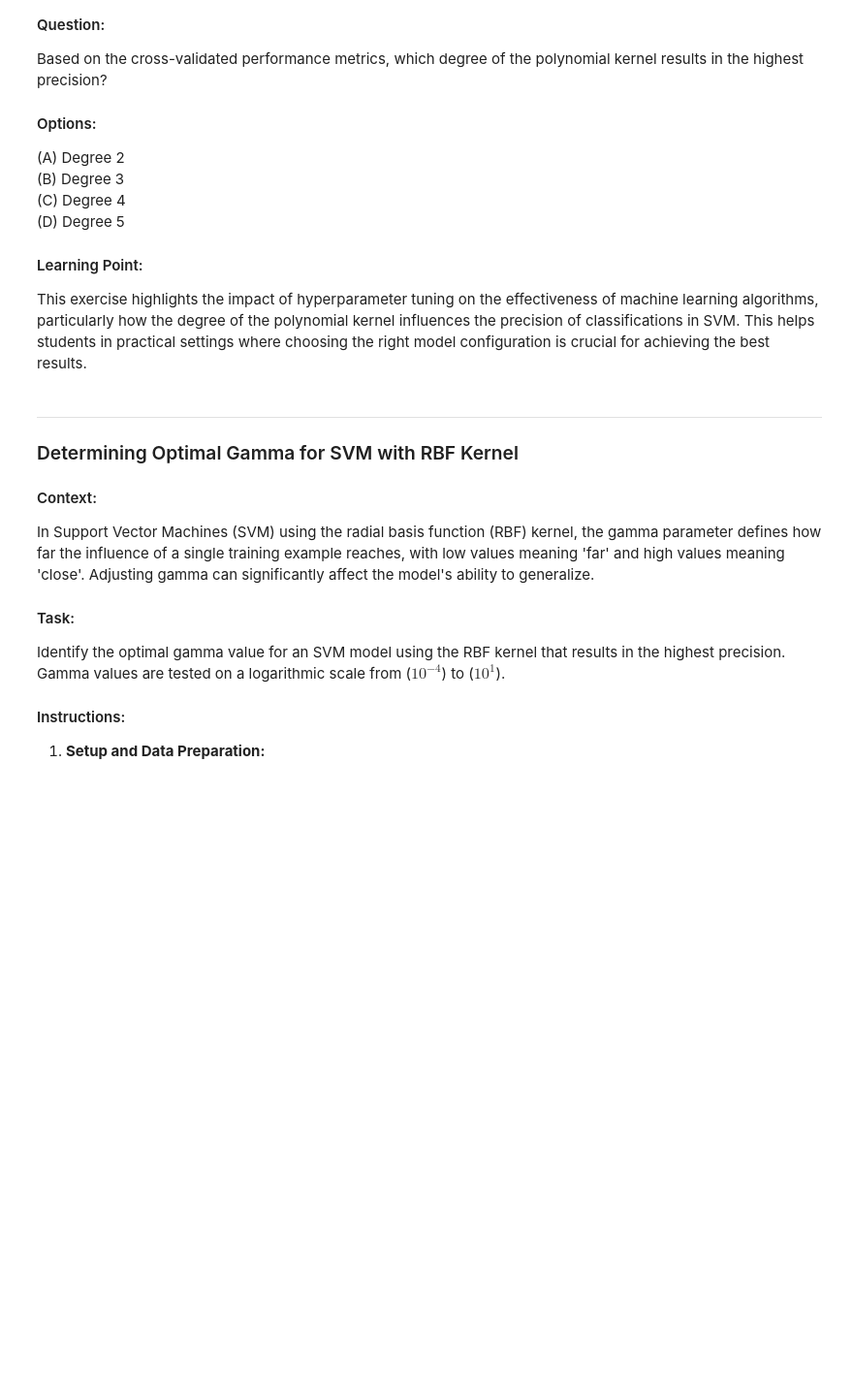
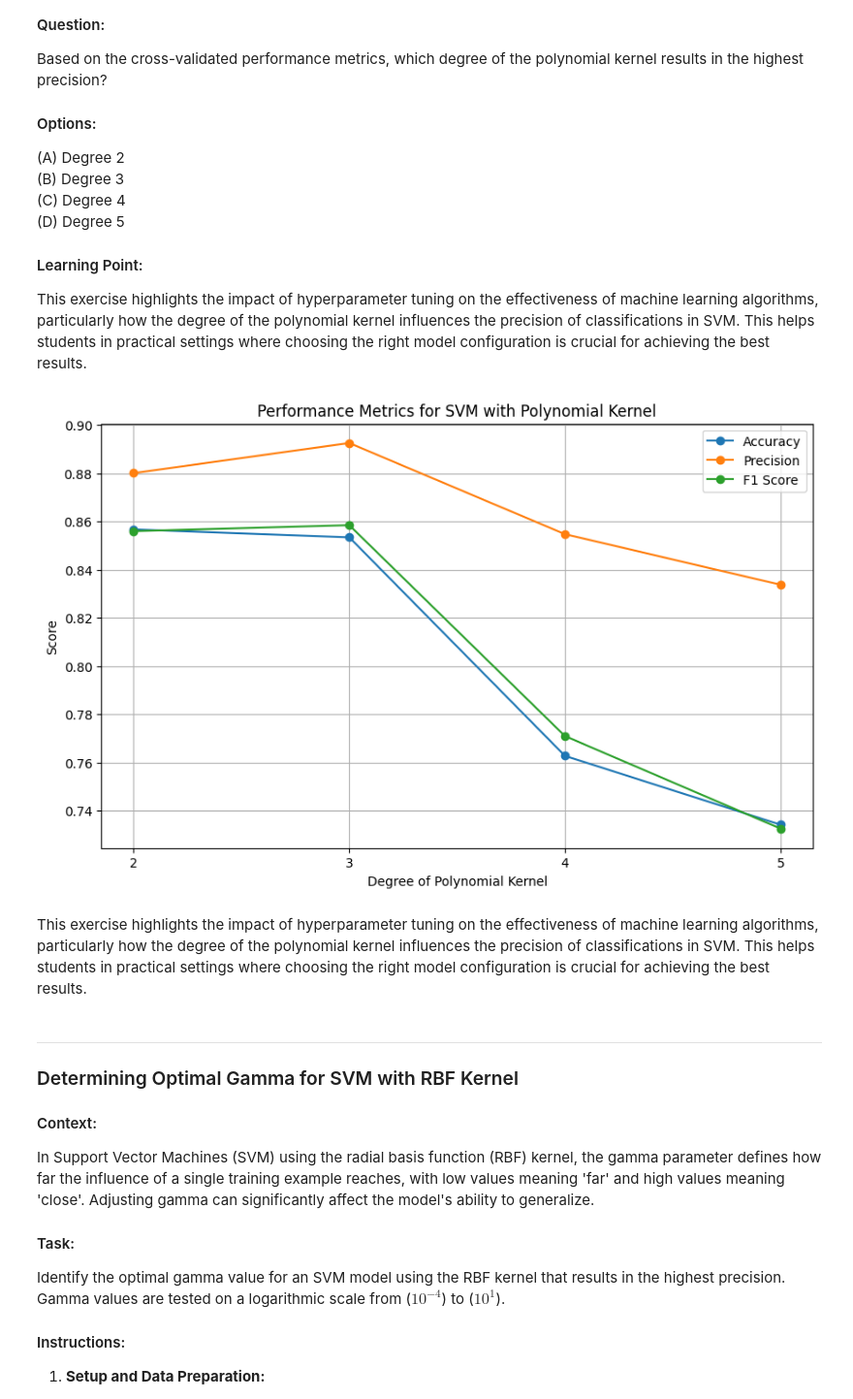
Before and after one commit to LakshArora2/Spoon-Knife, a Jupyter notebook: SVM_Case_Study.ipynb, the cells around one changed output. Shown at 97% size. Cells and saved outputs as stored; diff of their text form; code cells hidden in the pictures; blank space fills up the shorter version.

```diff
--- a/SVM_Case_Study.ipynb
+++ b/SVM_Case_Study.ipynb
@@ -457,37 +439,42 @@ from sklearn.preprocessing import StandardScaler
 # Prepare cross-validation
 cv = StratifiedKFold(n_splits=5, shuffle=True, random_state=42)
 
 # Testing different degrees of the polynomial kernel
 degrees = [2, 3, 4, 5]
 accuracies = []
 precisions = []
 f1_scores = []
 
 for degree in degrees:
-    svm_poly = SVC(kernel=_____, ____=degree, gamma='scale', random_state=10)  # TODO: Specify the kernel type and degree parameter
+    svm_poly = SVC(kernel='poly', degree =degree, gamma='scale', random_state=10)  # TODO: Specify the kernel type and degree parameter
 
     # Cross-validate the model
-    accuracy = ______(svm_poly, X_train_scaled, y_train, cv=cv, scoring='accuracy').mean()  # TODO: Use the appropriate cross-validation function to get the mean accuracy
-    precision = cross_val_score(svm_poly, ______, y_train, cv=cv, scoring='precision_weighted').____()  # TODO: Provide the feature set and call the appropriate method to get the mean precision
-    f1 = cross_val_score(svm_poly, X_train_scaled, y_train, ____=cv, ______='f1_weighted').mean()  # TODO: Specify the appropriate parameters for cross-validation
+    accuracy = cross_val_score(svm_poly, X_train_scaled, y_train, cv=cv, scoring='accuracy').mean()  # TODO: Use the appropriate cross-validation function to get the mean accuracy
+    precision = cross_val_score(svm_poly, X_train_scaled, y_train, cv=cv, scoring='precision_weighted').mean()  # TODO: Provide the feature set and call the appropriate method to get the mean precision
+    f1 = cross_val_score(svm_poly, X_train_scaled, y_train, cv=cv, scoring='f1_weighted').mean()  # TODO: Specify the appropriate parameters for cross-validation
 
     # Store results for plotting
     accuracies.append(accuracy)
     precisions.append(precision)
     f1_scores.append(f1)
 
 # Plotting the results
 plt.figure(figsize=(10, 6))
 plt.plot(degrees, accuracies, label='Accuracy', marker='o')
 plt.plot(degrees, precisions, label='Precision', marker='o')
 plt.plot(degrees, f1_scores, label='F1 Score', marker='o')
 plt.xlabel('Degree of Polynomial Kernel')
 plt.ylabel('Score')
 plt.title('Performance Metrics for SVM with Polynomial Kernel')
 plt.xticks(degrees)  # Set x-ticks to be the degrees for better readability
 plt.legend()
 plt.grid(True)
 plt.show()
+# %% [output]
+[figure, added]
+# %% [markdown]
+This exercise highlights the impact of hyperparameter tuning on the effectiveness of machine learning algorithms, particularly how the degree of the polynomial kernel influences the precision of classifications in SVM.
+This helps students in practical settings where choosing the right model configuration is crucial for achieving the best results.
 # %% [markdown]
 
 
```
Also changed, not shown: parts of 11 cells of this notebook.
